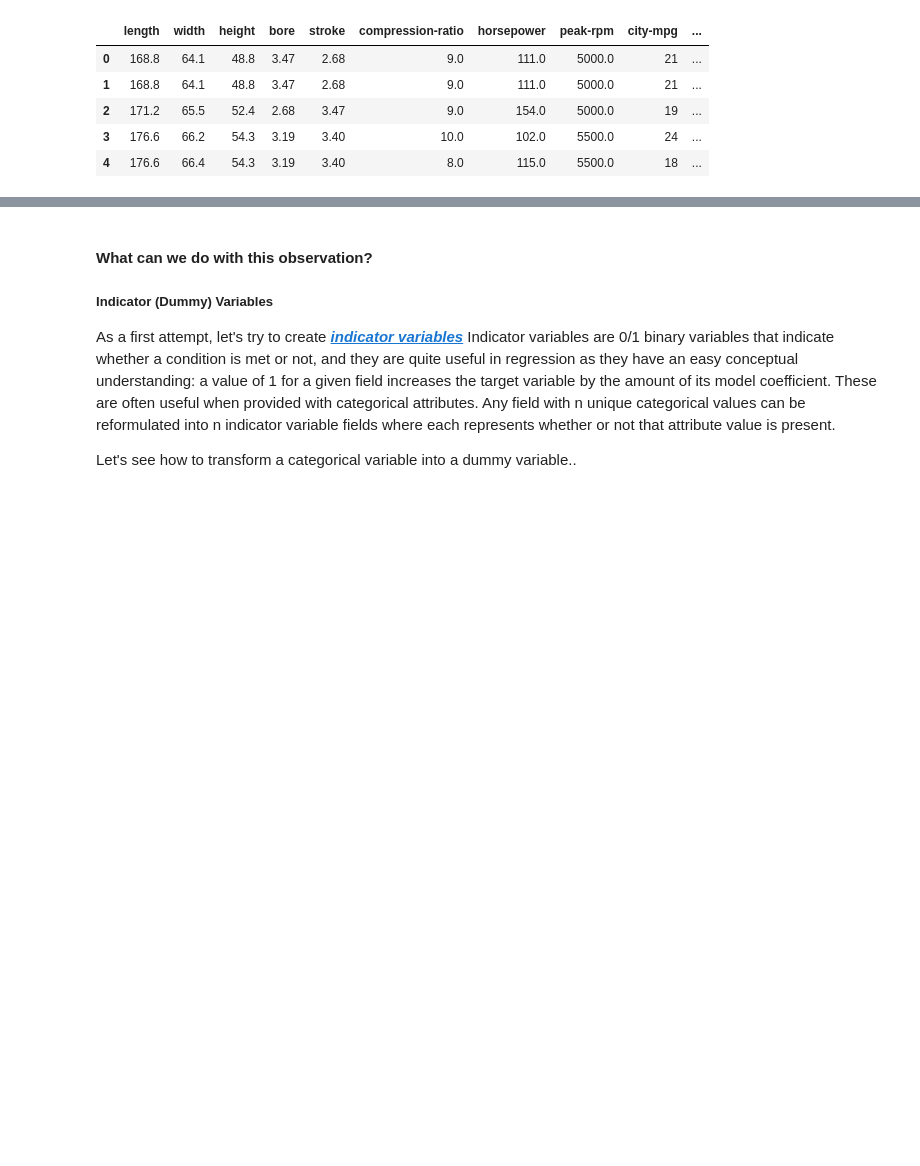
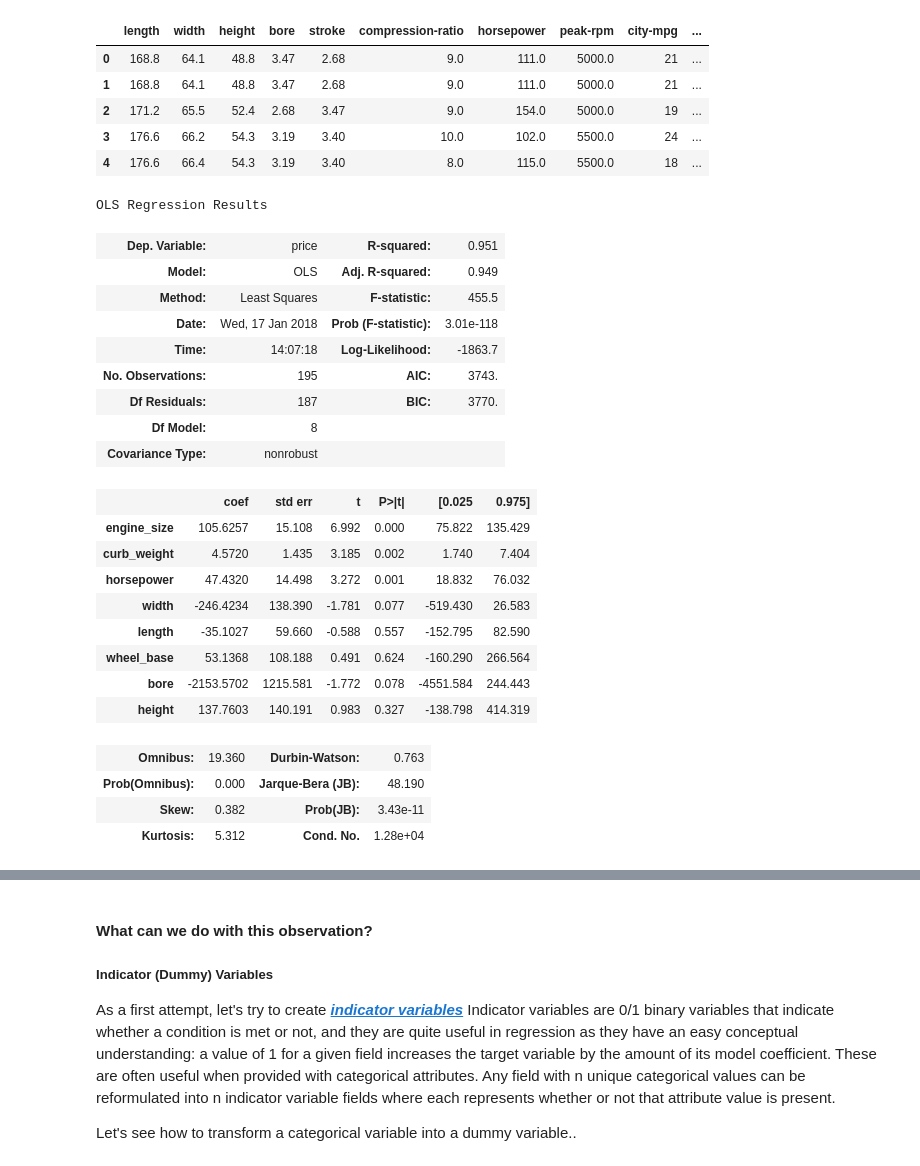
Before and after one commit to cliuless/ds_again, a Jupyter notebook: class_lectures/week02-luther1/03-regression_statsmodels/Intro_to_Regression.ipynb, the cells around one changed output, grey strips where cells are left out. Drawn from its saved outputs; the diff is of its cells as text; code cells hidden in the pictures; blank space fills up the shorter version.

```diff
--- a/class_lectures/week02-luther1/03-regression_statsmodels/Intro_to_Regression.ipynb
+++ b/class_lectures/week02-luther1/03-regression_statsmodels/Intro_to_Regression.ipynb
@@ -704,3 +826,40 @@ cars.head()
 | 2 | 171.2 | 65.5 | 52.4 | 2.68 | 3.47 | 9.0 | 154.0 | 5000.0 | 19 | ... |
 | 3 | 176.6 | 66.2 | 54.3 | 3.19 | 3.40 | 10.0 | 102.0 | 5500.0 | 24 | ... |
 | 4 | 176.6 | 66.4 | 54.3 | 3.19 | 3.40 | 8.0 | 115.0 | 5500.0 | 18 | ... |
+# %%
+#  one approach
+corr=cars.corr()['price'].sort_values(ascending=False)
+
+sub=corr[(corr>.10) & (corr!=1)]
+
+sub=cars.loc[:,sub.index]
+
+
+lsm0=sm.OLS(cars.price,sub)
+
+fit=lsm0.fit()
+fit.summary()
+# %% [output]
+OLS Regression Results
+| Dep. Variable: | price | R-squared: | 0.951 |
+| Model: | OLS | Adj. R-squared: | 0.949 |
+| Method: | Least Squares | F-statistic: | 455.5 |
+| Date: | Wed, 17 Jan 2018 | Prob (F-statistic): | 3.01e-118 |
+| Time: | 14:07:18 | Log-Likelihood: | -1863.7 |
+| No. Observations: | 195 | AIC: | 3743. |
+| Df Residuals: | 187 | BIC: | 3770. |
+| Df Model: | 8 |  |  |
+| Covariance Type: | nonrobust |  |  |
+|  | coef | std err | t | P>|t| | [0.025 | 0.975] |
+| engine_size | 105.6257 | 15.108 | 6.992 | 0.000 | 75.822 | 135.429 |
+| curb_weight | 4.5720 | 1.435 | 3.185 | 0.002 | 1.740 | 7.404 |
+| horsepower | 47.4320 | 14.498 | 3.272 | 0.001 | 18.832 | 76.032 |
+| width | -246.4234 | 138.390 | -1.781 | 0.077 | -519.430 | 26.583 |
+| length | -35.1027 | 59.660 | -0.588 | 0.557 | -152.795 | 82.590 |
+| wheel_base | 53.1368 | 108.188 | 0.491 | 0.624 | -160.290 | 266.564 |
+| bore | -2153.5702 | 1215.581 | -1.772 | 0.078 | -4551.584 | 244.443 |
+| height | 137.7603 | 140.191 | 0.983 | 0.327 | -138.798 | 414.319 |
+| Omnibus: | 19.360 | Durbin-Watson: | 0.763 |
+| Prob(Omnibus): | 0.000 | Jarque-Bera (JB): | 48.190 |
+| Skew: | 0.382 | Prob(JB): | 3.43e-11 |
+| Kurtosis: | 5.312 | Cond. No. | 1.28e+04 |
```
Also changed, not shown: parts of 20 cells of this notebook, 1 other file.
